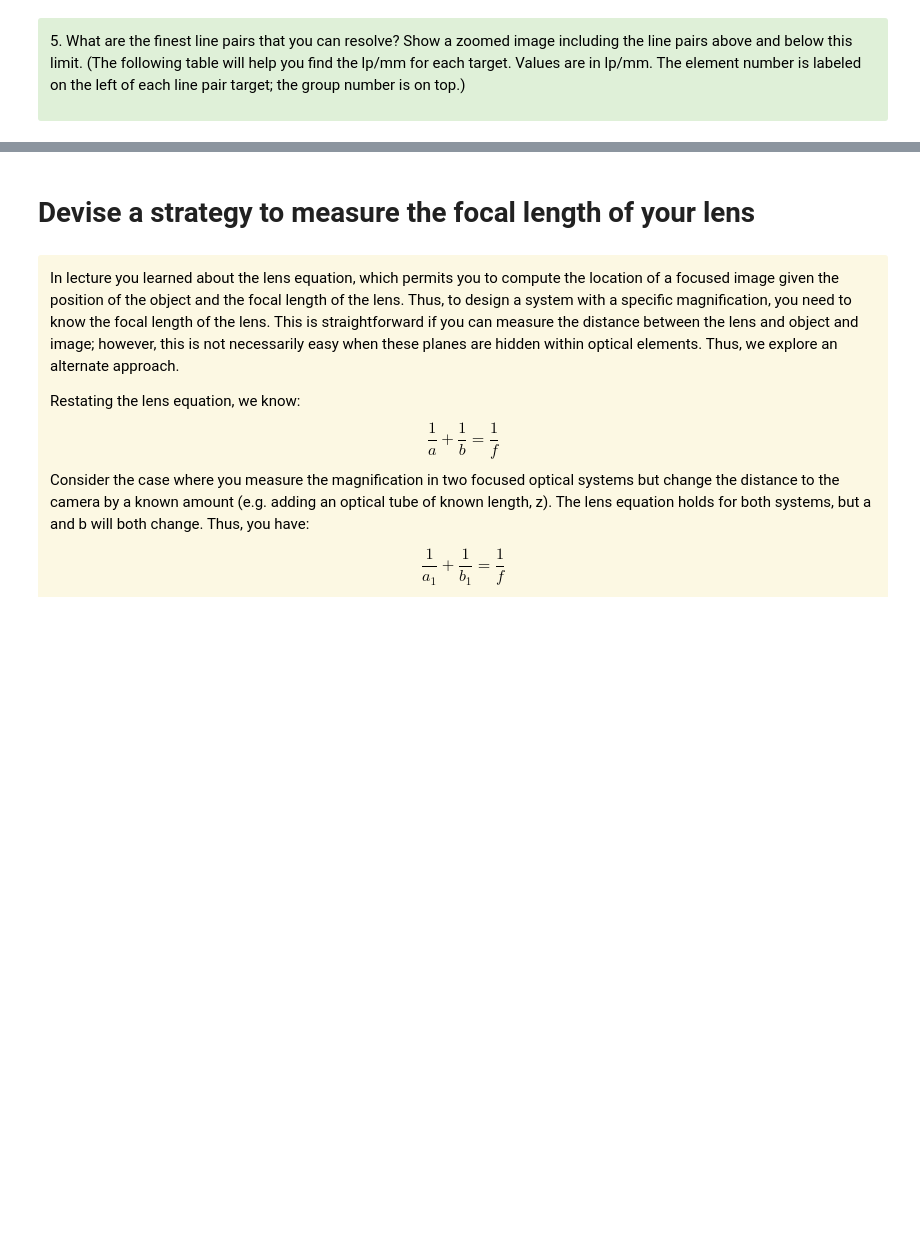
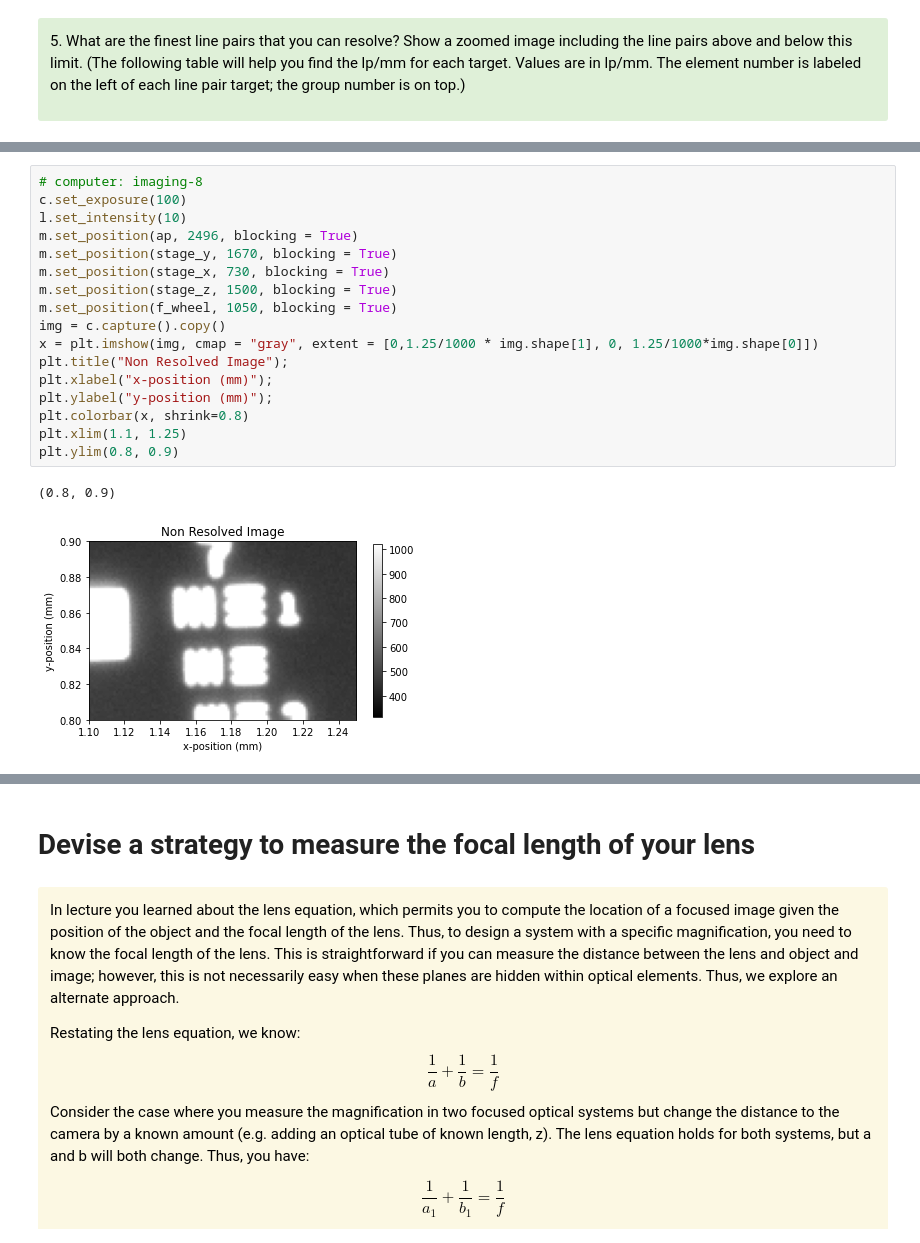
Before and after one commit to skhan102jh/Build-an-Imager, a Jupyter notebook: Lab1 Part2 .ipynb, the cells around one changed output, grey strips where cells are left out. Cells and saved outputs as stored; diff of their text form; blank space fills up the shorter version.

```diff
--- a/Lab1 Part2 .ipynb
+++ b/Lab1 Part2 .ipynb
@@ -262,0 +285,20 @@ plt.colorbar(x, shrink=0.8)
+# %%
+# computer: imaging-8
+c.set_exposure(100)
+l.set_intensity(10)
+m.set_position(ap, 2496, blocking = True)
+m.set_position(stage_y, 1670, blocking = True)
+m.set_position(stage_x, 730, blocking = True)
+m.set_position(stage_z, 1500, blocking = True)
+m.set_position(f_wheel, 1050, blocking = True)
+img = c.capture().copy()
+x = plt.imshow(img, cmap = "gray", extent = [0,1.25/1000 * img.shape[1], 0, 1.25/1000*img.shape[0]])
+plt.title("Non Resolved Image");
+plt.xlabel("x-position (mm)");
+plt.ylabel("y-position (mm)");
+plt.colorbar(x, shrink=0.8)
+plt.xlim(1.1, 1.25)
+plt.ylim(0.8, 0.9)
+# %% [output]
+(0.8, 0.9)
+[figure, added]
```
Also changed, not shown: parts of 4 cells of this notebook, 1 other file.
